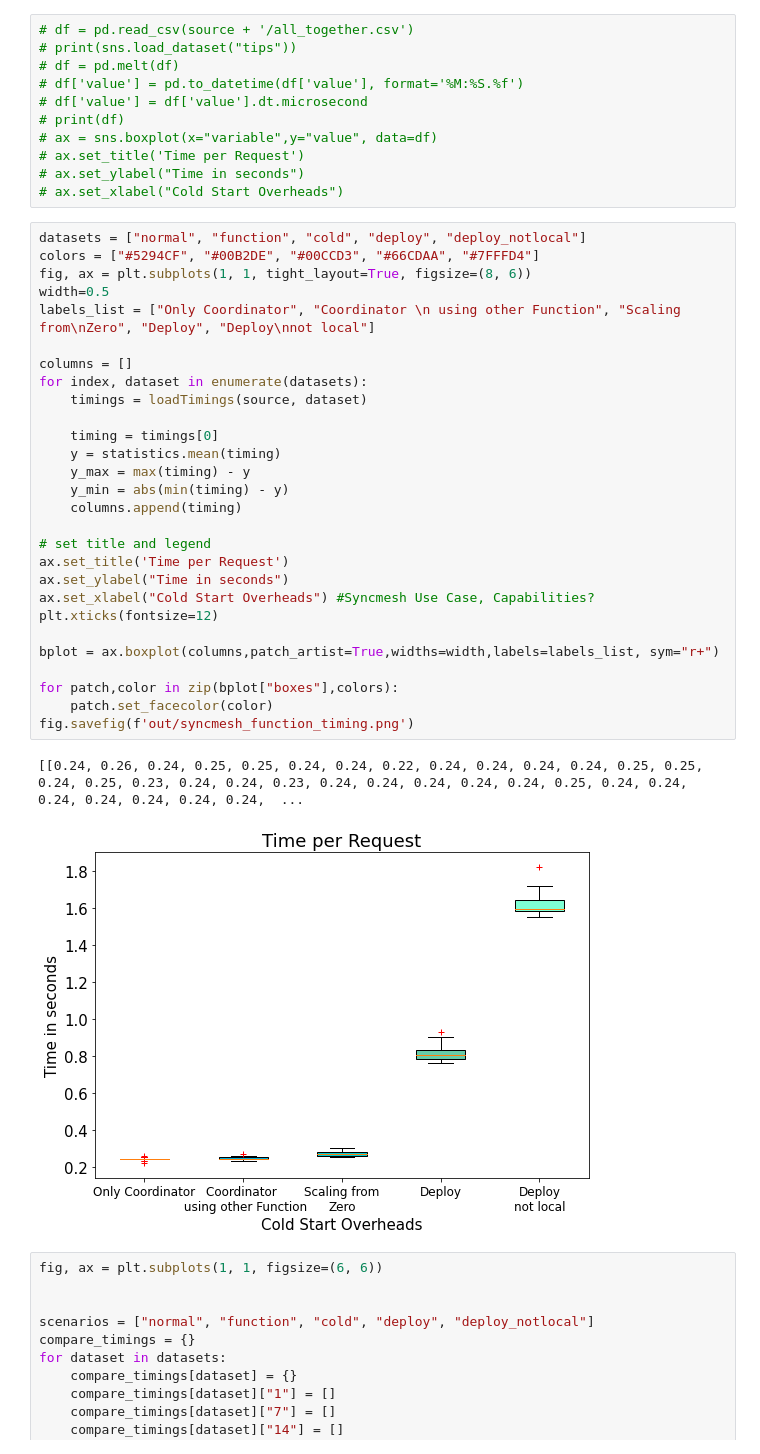
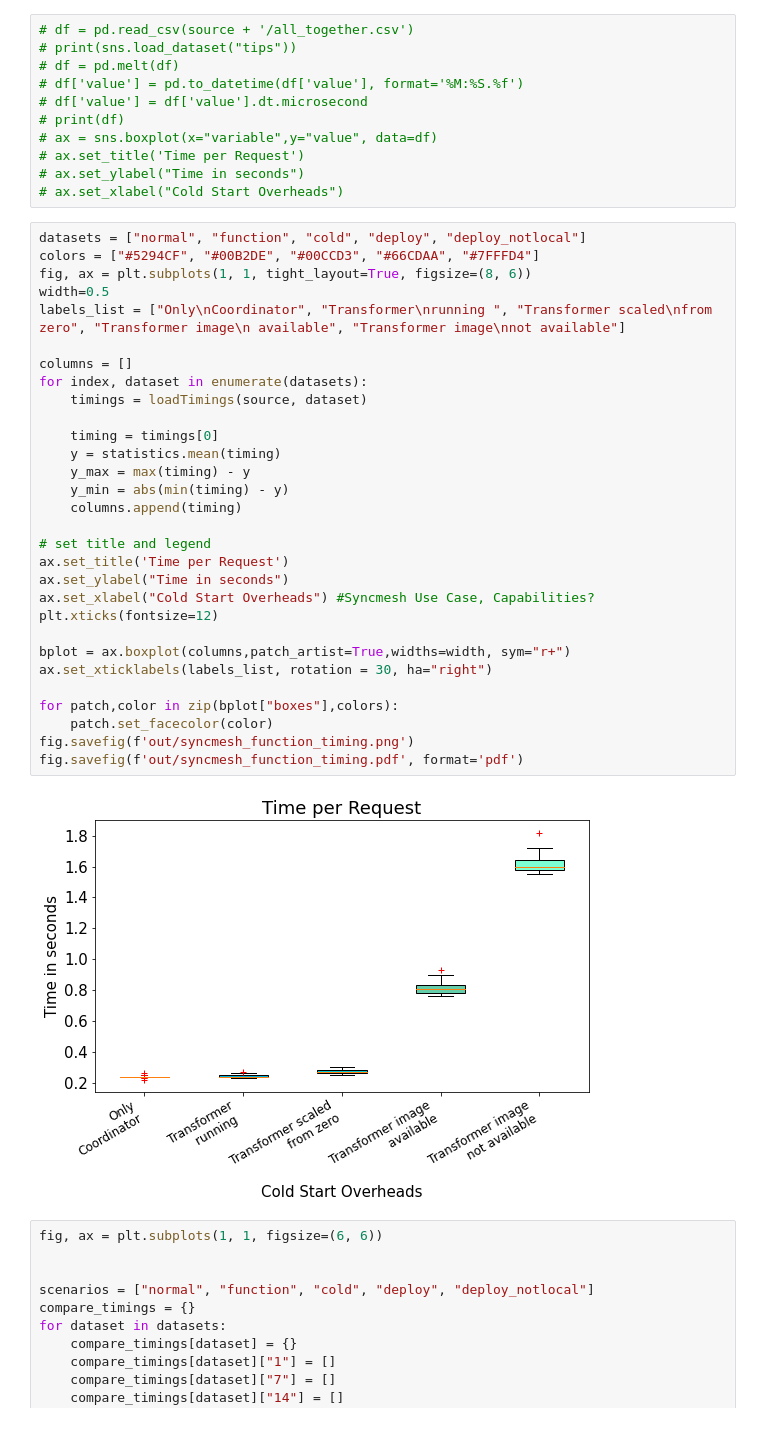
Before and after one commit to dos-group/syncmesh, a Jupyter notebook: evaluation/05_Custom_Syncmesh.ipynb, the cells around one changed output. Saved outputs shown, nothing was run; the diff lists cells and outputs as text.

Commit message:
update cold start graphics

```diff
--- a/evaluation/05_Custom_Syncmesh.ipynb
+++ b/evaluation/05_Custom_Syncmesh.ipynb
@@ -95,34 +93,35 @@ plt.show()
 # %%
 datasets = ["normal", "function", "cold", "deploy", "deploy_notlocal"]
 colors = ["#5294CF", "#00B2DE", "#00CCD3", "#66CDAA", "#7FFFD4"]
 fig, ax = plt.subplots(1, 1, tight_layout=True, figsize=(8, 6))
 width=0.5
-labels_list = ["Only Coordinator", "Coordinator \n using other Function", "Scaling from\nZero", "Deploy", "Deploy\nnot local"]
+labels_list = ["Only\nCoordinator", "Transformer\nrunning ", "Transformer scaled\nfrom zero", "Transformer image\n available", "Transformer image\nnot available"]
 
 columns = []
 for index, dataset in enumerate(datasets):
     timings = loadTimings(source, dataset)
 
     timing = timings[0]
     y = statistics.mean(timing)
     y_max = max(timing) - y
     y_min = abs(min(timing) - y)
     columns.append(timing)
 
 # set title and legend
 ax.set_title('Time per Request')
 ax.set_ylabel("Time in seconds")
 ax.set_xlabel("Cold Start Overheads") #Syncmesh Use Case, Capabilities?
 plt.xticks(fontsize=12)
 
-bplot = ax.boxplot(columns,patch_artist=True,widths=width,labels=labels_list, sym="r+")
+bplot = ax.boxplot(columns,patch_artist=True,widths=width, sym="r+")
+ax.set_xticklabels(labels_list, rotation = 30, ha="right")
 
 for patch,color in zip(bplot["boxes"],colors):
     patch.set_facecolor(color)
 fig.savefig(f'out/syncmesh_function_timing.png')
+fig.savefig(f'out/syncmesh_function_timing.pdf', format='pdf')
 # %% [output]
-[[0.24, 0.26, 0.24, 0.25, 0.25, 0.24, 0.24, 0.22, 0.24, 0.24, 0.24, 0.24, 0.25, 0.25, 0.24, 0.25, 0.23, 0.24, 0.24, 0.23, 0.24, 0.24, 0.24, 0.24, 0.24, 0.25, 0.24, 0.24, 0.24, 0.24, 0.24, 0.24, 0.24,  ...
-[figure, old version]
+[figure, new version]
 # %%
 fig, ax = plt.subplots(1, 1, figsize=(6, 6))
 
```
Also changed, not shown: parts of 1 cell of this notebook.
